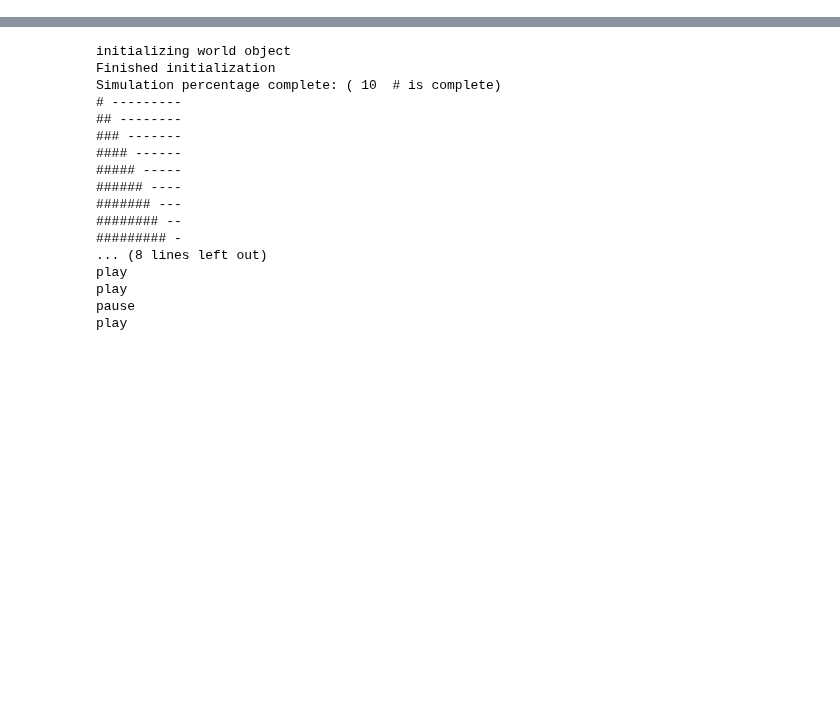
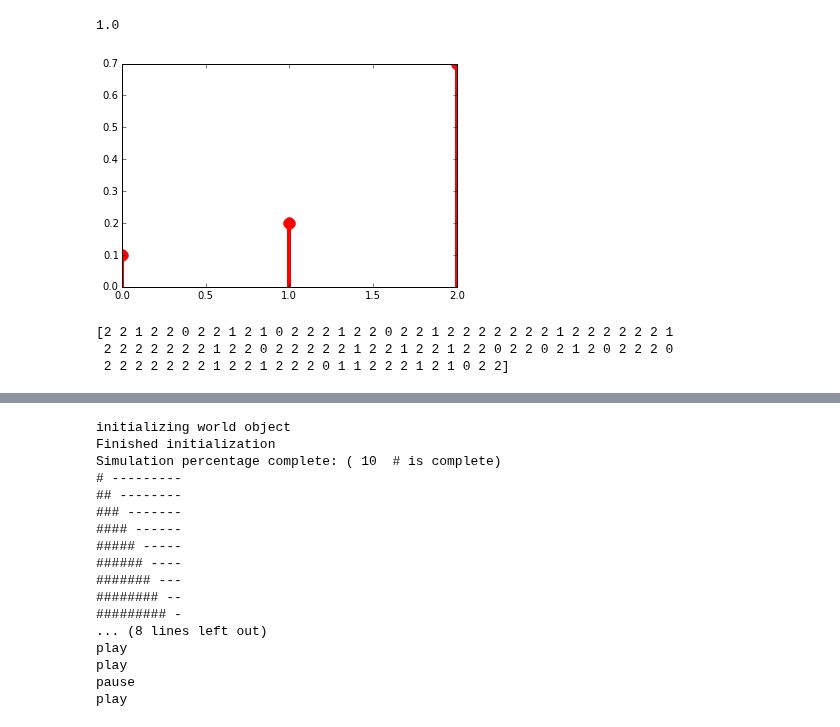
Before and after one commit to peteflorence/Machine-Learning-6.867-homework, a Jupyter notebook: project/code/runCar.ipynb, the cells around one changed output, grey strips where cells are left out. Drawn from its saved outputs; the diff is of its cells as text; code cells hidden in the pictures; blank space fills up the shorter version.

```diff
--- a/project/code/runCar.ipynb
+++ b/project/code/runCar.ipynb
@@ -7,0 +110,21 @@ SyntaxError: invalid syntax (simulator.py, line 937)
+# %%
+from scipy import stats
+xk = np.arange(3)
+pk = (0.1, 0.2, 0.7)
+print np.sum(pk)
+custm = stats.rv_discrete(name='custm', values=(xk, pk))
+
+import matplotlib.pyplot as plt
+fig, ax = plt.subplots(1, 1)
+ax.plot(xk, custm.pmf(xk), 'ro', ms=12, mec='r')
+ax.vlines(xk, 0, custm.pmf(xk), colors='r', lw=4)
+plt.show()
+
+R = custm.rvs(size=100)
+print R
+# %% [output]
+1.0
+[figure, added]
+[2 2 1 2 2 0 2 2 1 2 1 0 2 2 2 1 2 2 0 2 2 1 2 2 2 2 2 2 2 1 2 2 2 2 2 2 1
+ 2 2 2 2 2 2 2 1 2 2 0 2 2 2 2 2 1 2 2 1 2 2 1 2 2 0 2 2 0 2 1 2 0 2 2 2 0
+ 2 2 2 2 2 2 2 1 2 2 1 2 2 2 0 1 1 2 2 2 1 2 1 0 2 2]
```
Also changed, not shown: parts of 3 cells of this notebook, 2 other files.
